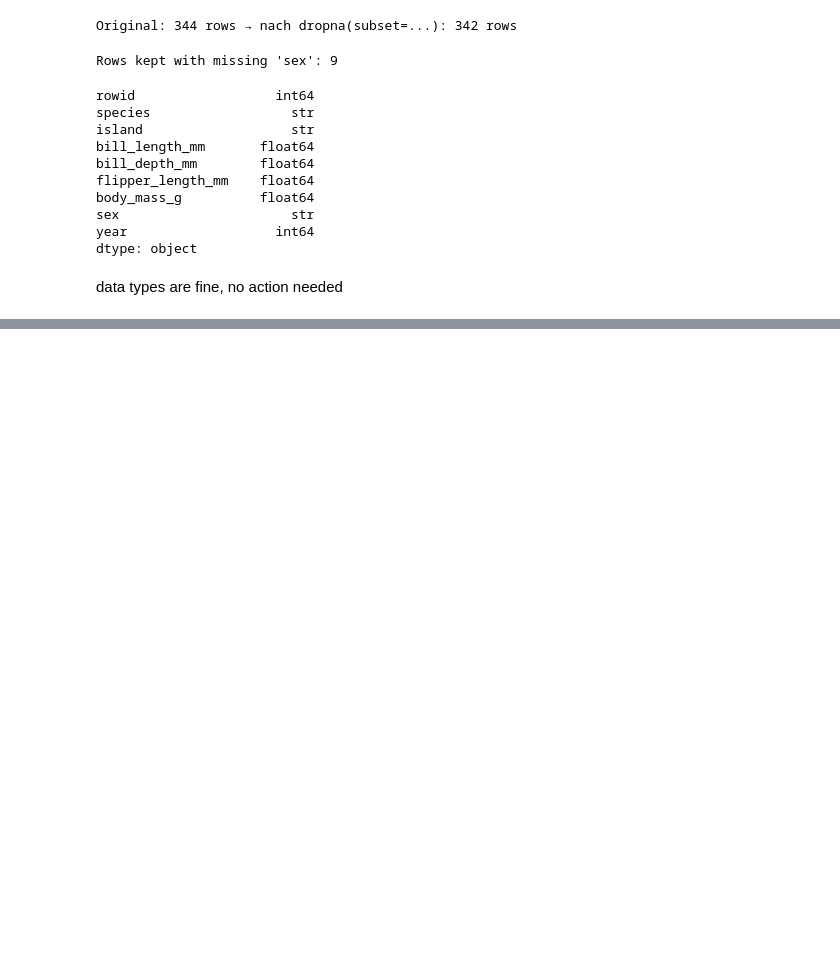
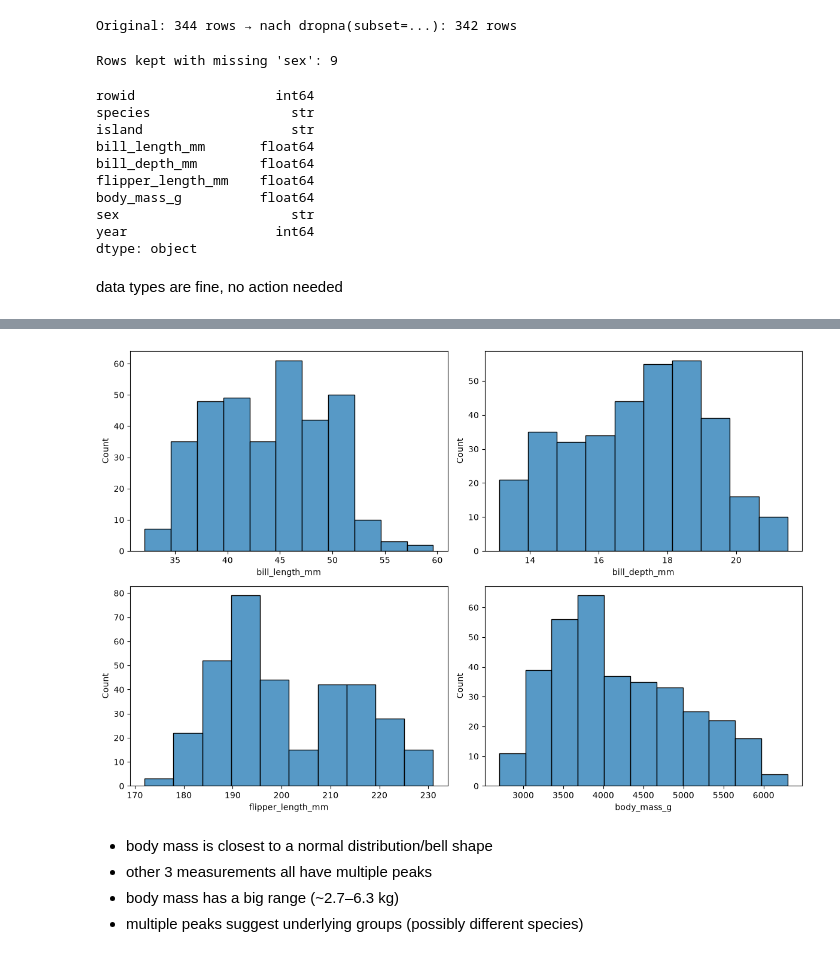
Before and after one commit to Franzenstein/data-analysis-portfolio-python, a Jupyter notebook: projekt-1-penguins-eda/notebooks/01_eda.ipynb, the cells around one changed output, grey strips where cells are left out. Cells and saved outputs as stored; diff of their text form; code cells hidden in the pictures; blank space fills up the shorter version.

```diff
--- a/projekt-1-penguins-eda/notebooks/01_eda.ipynb
+++ b/projekt-1-penguins-eda/notebooks/01_eda.ipynb
@@ -120,0 +129,17 @@ data types are fine, no action needed
+# %%
+# 2x2 grid: one histogram per measurement, all measurements compared side by side
+fig, axes = plt.subplots(2, 2, figsize=(12, 8))
+
+# zip pairs each plot area (ax) with its column (col)
+for ax, col in zip(axes.flat, measurements):
+    sns.histplot(data=df_clean, x=col, ax=ax)
+
+plt.tight_layout()  # prevent overlapping axis labels
+plt.show()
+# %% [output]
+[figure, added]
+# %% [markdown]
+- body mass is closest to a normal distribution/bell shape
+- other 3 measurements all have multiple peaks
+- body mass has a big range (~2.7–6.3 kg)
+- multiple peaks suggest underlying groups (possibly different species)
```
Also changed, not shown: parts of 5 cells of this notebook.
